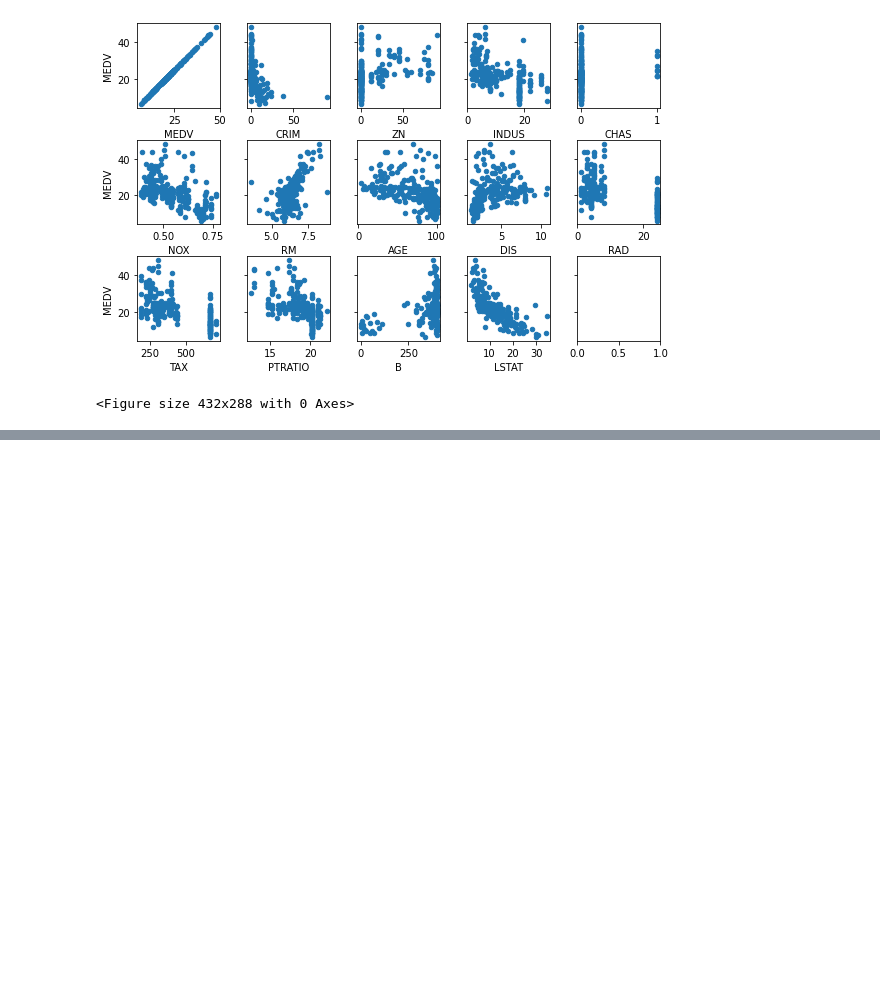
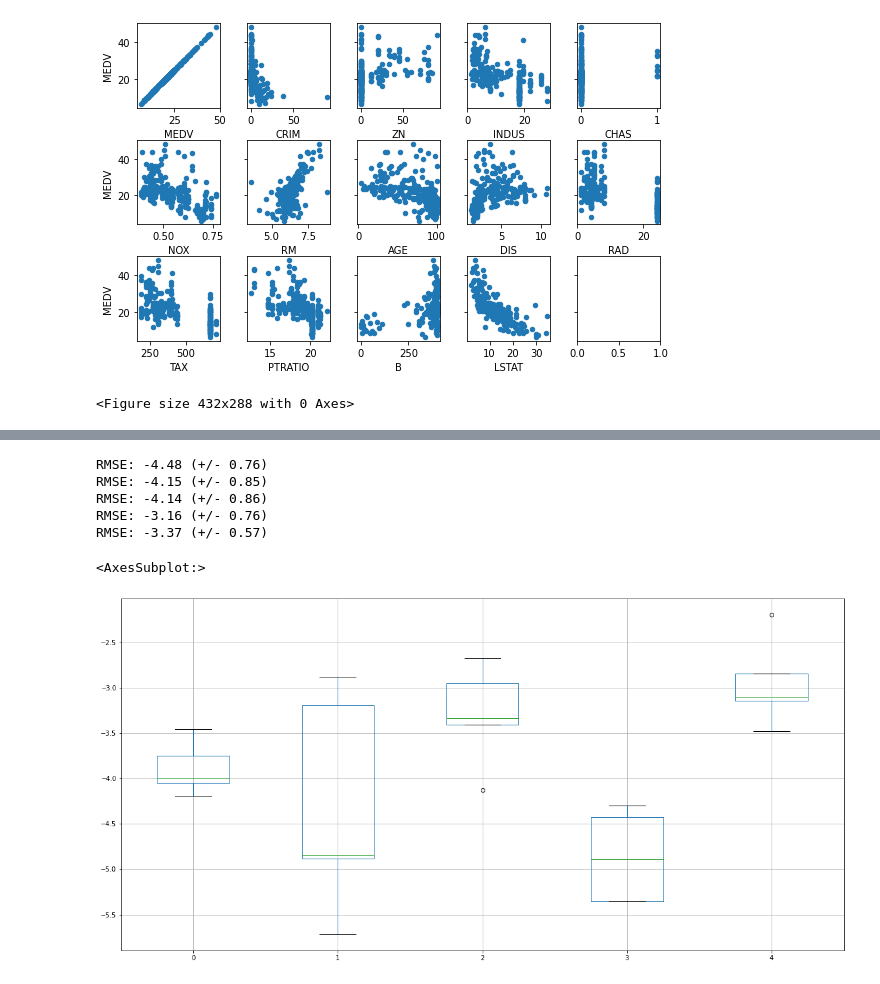
Before and after one commit to Thessal/kakao_interview, a Jupyter notebook: problem_3.ipynb, the cells around one changed output, grey strips where cells are left out. Drawn from its saved outputs; the diff is of its cells as text; code cells hidden in the pictures; blank space fills up the shorter version.

Commit message:
Added linear models. TODO : deep models

```diff
--- a/problem_3.ipynb
+++ b/problem_3.ipynb
@@ -391,3 +381,55 @@ SyntaxError: invalid syntax (<ipython-input-10-59337a71054a>, line 1)
+# %%
+from sklearn import linear_model
+l_regression = linear_model.LinearRegression()
+lasso = linear_model.Lasso()
+l_ridge = linear_model.Ridge()
+
+from sklearn.pipeline import make_pipeline
+from sklearn.preprocessing import PolynomialFeatures
+model = make_pipeline(PolynomialFeatures(degree=2), linear_model.Ridge())
+
+from sklearn.preprocessing import PolynomialFeatures
+
+
+from sklearn.ensemble import GradientBoostingRegressor
+gbr = GradientBoostingRegressor(alpha=0.9,learning_rate=0.05, max_depth=2, min_samples_leaf=5, min_samples_split=2, n_estimators=100, random_state=30)
+#param_grid={'n_estimators':[100, 200], 'learning_rate': [0.1,0.05,0.02], 'max_depth':[2, 4,6], 'min_samples_leaf':[3,5,9]}
+#grid_sv = GridSearchCV(gbr, cv=kf, param_grid=param_grid, scoring='neg_mean_squared_error')
+#grid_sv.fit(x_scaled, y)
+#print("Best classifier :", grid_sv.best_estimator_)
+#scores = cross_val_score(gbr, x_scaled, y, cv=kf, scoring='neg_mean_squared_error')
+#scores_map['GradientBoostingRegressor'] = scores
+#print("MSE: %0.2f (+/- %0.2f)" % (scores.mean(), scores.std()))
+
+
+from sklearn.model_selection import cross_val_score
+from sklearn.model_selection import KFold
+kf = KFold(n_splits=5)
+scores_list=[]
+scores = cross_val_score(lasso, df_feature_train[selected_feature], df_targets_train, cv=kf, scoring='neg_root_mean_squared_error')
+print("RMSE: %0.2f (+/- %0.2f)" % (scores.mean(), scores.std())); scores_list.append(scores)
+scores = cross_val_score(l_regression, df_feature_train[selected_feature], df_targets_train, cv=kf, scoring='neg_root_mean_squared_error')
+print("RMSE: %0.2f (+/- %0.2f)" % (scores.mean(), scores.std())); scores_list.append(scores)
+scores = cross_val_score(l_ridge, df_feature_train[selected_feature], df_targets_train, cv=kf, scoring='neg_root_mean_squared_error')
+print("RMSE: %0.2f (+/- %0.2f)" % (scores.mean(), scores.std())); scores_list.append(scores)
+scores = cross_val_score(model, df_feature_train[selected_feature], df_targets_train['MEDV'], cv=kf, scoring='neg_root_mean_squared_error')
+print("RMSE: %0.2f (+/- %0.2f)" % (scores.mean(), scores.std())); scores_list.append(scores)
+scores = cross_val_score(gbr, df_feature_train[selected_feature], df_targets_train['MEDV'], cv=kf, scoring='neg_root_mean_squared_error')
+print("RMSE: %0.2f (+/- %0.2f)" % (scores.mean(), scores.std())); scores_list.append(scores)
+# %% [output]
+RMSE: -4.48 (+/- 0.76)
+RMSE: -4.15 (+/- 0.85)
+RMSE: -4.14 (+/- 0.86)
+RMSE: -3.16 (+/- 0.76)
+RMSE: -3.37 (+/- 0.57)
+# %%
+plt.figure(figsize=(20, 10))
+scores_list = pd.DataFrame(scores_list)
+scores_list.boxplot()
+#sns.boxplot(data=scores_list)
+# %% [output]
+<AxesSubplot:>
+[figure, added]
 # %%
 def train_model(
     learning_rate,
```
Also changed, not shown: parts of 7 cells of this notebook.
